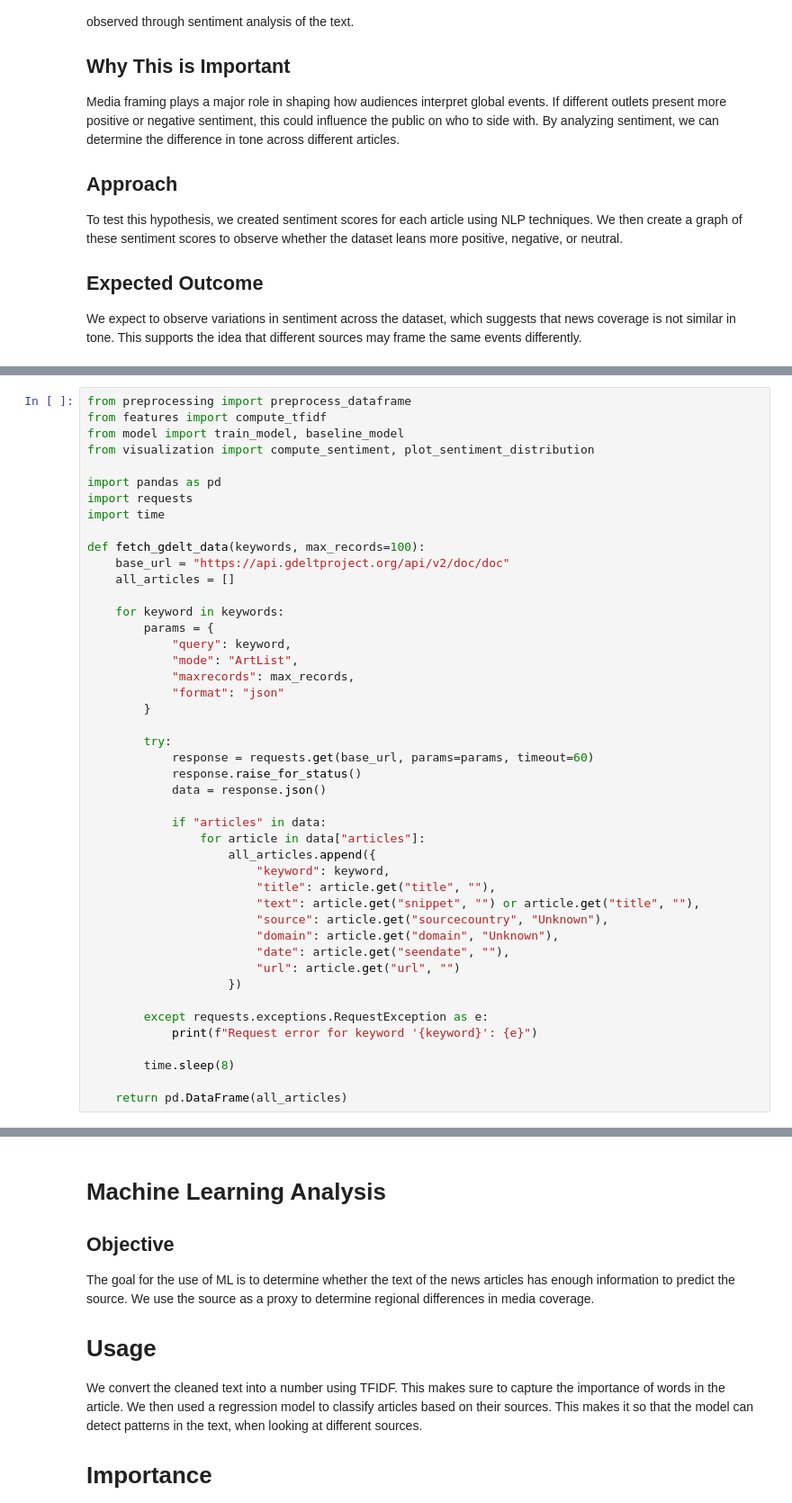
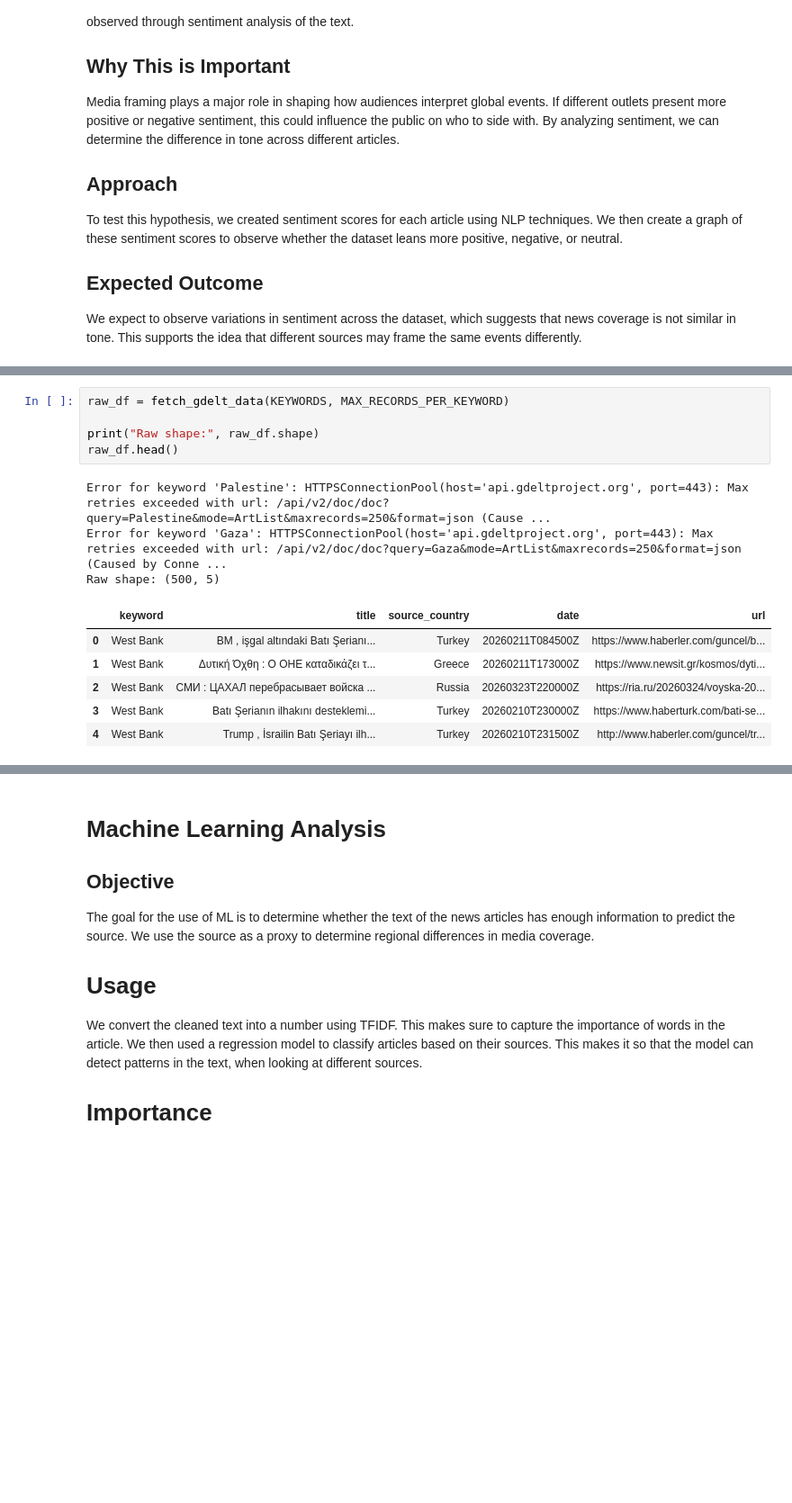
Before and after one commit to uic-cs418/group-404-data-not-found, a Jupyter notebook: progress_report.ipynb, the cells around one changed output, grey strips where cells are left out. Shown at 90% size. Saved outputs shown, nothing was run; the diff lists cells and outputs as text; blank space fills up the shorter version.

```diff
--- a/progress_report.ipynb
+++ b/progress_report.ipynb
@@ -134,46 +248,16 @@ import time
 # %%
-from preprocessing import preprocess_dataframe
-from features import compute_tfidf
-from model import train_model, baseline_model
-from visualization import compute_sentiment, plot_sentiment_distribution
+raw_df = fetch_gdelt_data(KEYWORDS, MAX_RECORDS_PER_KEYWORD)
 
-import pandas as pd
-import requests
-import time
-
-def fetch_gdelt_data(keywords, max_records=100):
-    base_url = "https://api.gdeltproject.org/api/v2/doc/doc"
-    all_articles = []
-
-    for keyword in keywords:
-        params = {
-            "query": keyword,
-            "mode": "ArtList",
-            "maxrecords": max_records,
-            "format": "json"
-        }
-
-        try:
-            response = requests.get(base_url, params=params, timeout=60)
-            response.raise_for_status()
-            data = response.json()
-
-            if "articles" in data:
-                for article in data["articles"]:
-                    all_articles.append({
-                        "keyword": keyword,
-                        "title": article.get("title", ""),
-                        "text": article.get("snippet", "") or article.get("title", ""),
-                        "source": article.get("sourcecountry", "Unknown"),
-                        "domain": article.get("domain", "Unknown"),
-                        "date": article.get("seendate", ""),
-                        "url": article.get("url", "")
-                    })
-
-        except requests.exceptions.RequestException as e:
-            print(f"Request error for keyword '{keyword}': {e}")
-
-        time.sleep(8)
-
-    return pd.DataFrame(all_articles)
+print("Raw shape:", raw_df.shape)
+raw_df.head()
+# %% [output]
+Error for keyword 'Palestine': HTTPSConnectionPool(host='api.gdeltproject.org', port=443): Max retries exceeded with url: /api/v2/doc/doc?query=Palestine&mode=ArtList&maxrecords=250&format=json (Cause ...
+Error for keyword 'Gaza': HTTPSConnectionPool(host='api.gdeltproject.org', port=443): Max retries exceeded with url: /api/v2/doc/doc?query=Gaza&mode=ArtList&maxrecords=250&format=json (Caused by Conne ...
+Raw shape: (500, 5)
+|  | keyword | title | source_country | date | url |
+| 0 | West Bank | BM , işgal altındaki Batı Şerianı... | Turkey | 20260211T084500Z | https://www.haberler.com/guncel/b... |
+| 1 | West Bank | Δυτική Όχθη : Ο ΟΗΕ καταδικάζει τ... | Greece | 20260211T173000Z | https://www.newsit.gr/kosmos/dyti... |
+| 2 | West Bank | СМИ : ЦАХАЛ перебрасывает войска ... | Russia | 20260323T220000Z | https://ria.ru/20260324/voyska-20... |
+| 3 | West Bank | Batı Şerianın ilhakını desteklemi... | Turkey | 20260210T230000Z | https://www.haberturk.com/bati-se... |
+| 4 | West Bank | Trump , İsrailin Batı Şeriayı ilh... | Turkey | 20260210T231500Z | http://www.haberler.com/guncel/tr... |
 # %%
```
Also changed, not shown: parts of 17 cells of this notebook.
